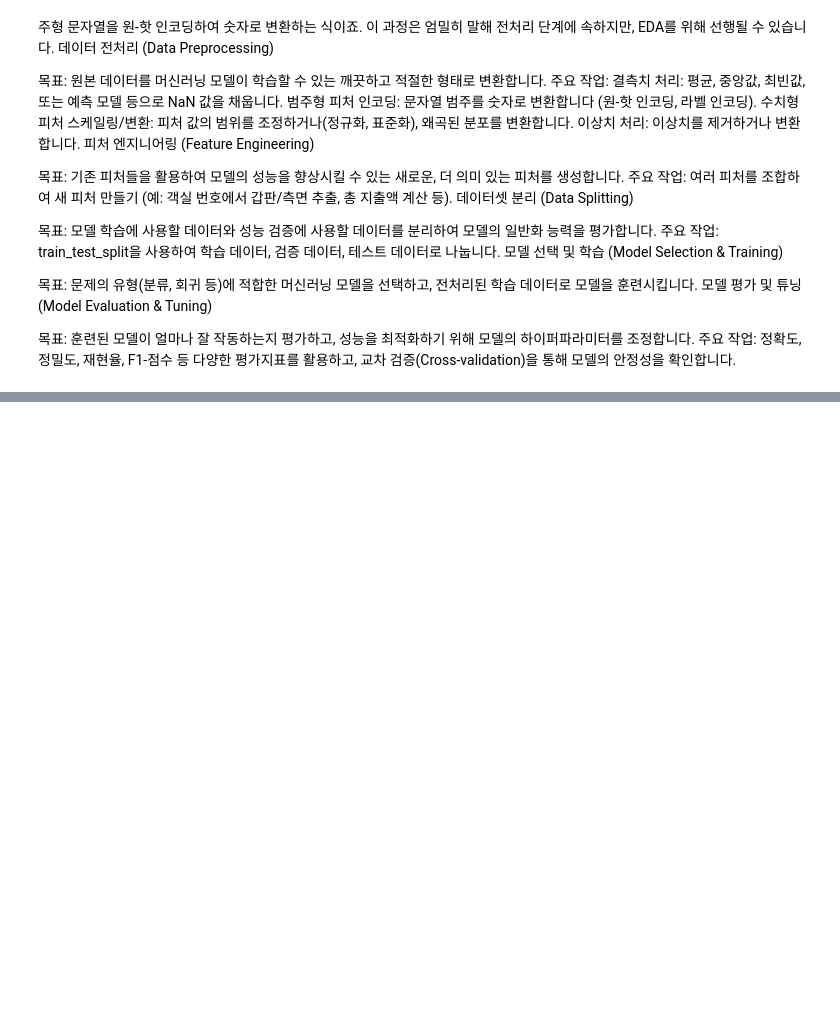
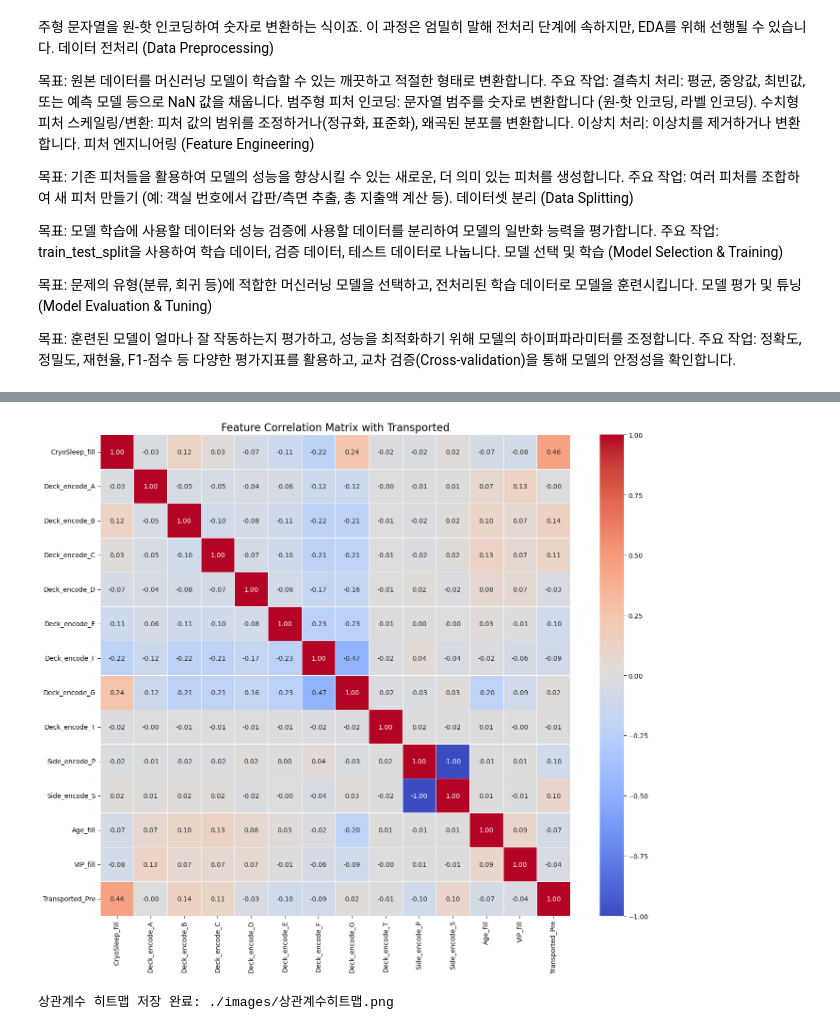
Before and after one commit to dino92-ys/kaggle-projects, a Jupyter notebook: spaceship-titanic/space_titanic.ipynb, the cells around one changed output, grey strips where cells are left out. Saved outputs shown, nothing was run; the diff lists cells and outputs as text; code cells hidden in the pictures; blank space fills up the shorter version.

```diff
--- a/spaceship-titanic/space_titanic.ipynb
+++ b/spaceship-titanic/space_titanic.ipynb
@@ -80,8 +81,8 @@ EDA (Exploratory Data Analysis - 탐색적 데이터 분석)
 
 # 1. 데이터 불러오기
 import pandas as pd
-train = pd.read_csv('/Users/rick/Library/Mobile Documents/com~apple~CloudDocs/Study/통계&빅데이터/Kaggle/space_ship_titanic/data/train.csv')
-target = pd.read_csv('/Users/rick/Library/Mobile Documents/com~apple~CloudDocs/Study/통계&빅데이터/Kaggle/space_ship_titanic/data/test.csv')
+train = pd.read_csv('/Users/ys/Library/Mobile Documents/com~apple~CloudDocs/Study/AI/Kaggle/kaggle-projects/spaceship-titanic/data/train.csv')
+target = pd.read_csv('/Users/ys/Library/Mobile Documents/com~apple~CloudDocs/Study/AI/Kaggle/kaggle-projects/spaceship-titanic/data/test.csv')
 
 # train.head()
 # train.info()
@@ -171,7 +172,7 @@ train['VIP'].value_counts() # False 8291 True 199
 train['VIP_Pre'] = train['VIP'].map({True:1, False:0}) # Bool 형 1, 0으로 매핑
 train['VIP_fill'] = train['VIP_Pre'].fillna(train['VIP_Pre'].mode()[0]) # 결측치 최빈값으로 처리
 # 2.2.5. Transported 전처리
-train['Trainsported_Pre'] = train['Transported'].map({True:1, False:0})
+train['Transported_Pre'] = train['Transported'].map({True:1, False:0})
 # 2.2.6. Target 전처리
 target['Cabin_fill'] = target['Cabin'].fillna(target['Cabin'].mode()[0]) # 최빈값으로 결측치 처리
 target['Cabin_fill'].isnull().sum() # 0개
@@ -218,7 +219,7 @@ import matplotlib.pyplot as plt
 import seaborn as sns
 # 4.1.1. 모델 선택 전 상관계수 확인 피처 선정
 train_cols_correct = ['CryoSleep_fill', 'Deck_encode_A', 'Deck_encode_B', 'Deck_encode_C', 'Deck_encode_D', 'Deck_encode_E', 'Deck_encode_F', 'Deck_encode_G', 'Deck_encode_T', 'Side_encode_P', 'Side_encode_S', 'Age_fill', 'VIP_fill', 'Transported_Pre'
-] # Trainsported_Pre가 대상 피처인데 대상피처와 상관
+] # Transported_Pre가 대상 피처인데 대상피처와 상관
 # 4.1.2. 상관계수 확인 피처 행렬 계산
 # correct_matrix = train[train_cols_correct].corr()
 # 4.1.3. 상관계수 행렬 히트맵 시각화
@@ -233,7 +234,7 @@ train_cols_correct = ['CryoSleep_fill', 'Deck_encode_A', 'Deck_encode_B', 'Deck_
 # plt.title('Feature Correlation Matrix with Transported', fontsize=16)
 # plt.show()
 # 4.2. 모델 피처(X)와 타겟(y) 정의
-y = train['Trainsported_Pre'] # 전처리한 종속변수
+y = train['Transported_Pre'] # 전처리한 종속변수
 cols_correnct = [col for col in train_cols_correct if col != 'Transported_Pre']
 X = train[cols_correnct]
 # 상관계수 행렬 계산 시, 설정된 컬럼에서 종속변수 제외
@@ -301,6 +338,26 @@ print(classification_report(y, predictions))
 # %%
+# 7. 시각화 및 이미지 생성 (포트폴리오용)
 
-# train.columns
-target.info()
-#train['VIP'].head()
-#target.info()
+# 이미지 저장 디렉토리 생성
+import os
+os.makedirs('./images', exist_ok=True)
+
+# 7.1. 상관계수 히트맵
+correct_matrix = train[train_cols_correct].corr()
+
+plt.figure(figsize=(14, 12))
+sns.heatmap(
+    correct_matrix,
+    annot=True,      # 각 셀에 상관계수 값 표시
+    cmap='coolwarm', # 색상 팔레트 (양의 상관은 따뜻한 색, 음의 상관은 차가운 색)
+    fmt=".2f",       # 소수점 둘째 자리까지 표시
+    linewidths=.5    # 셀 간의 경계선
+)
+plt.title('Feature Correlation Matrix with Transported', fontsize=16)
+plt.tight_layout()
+plt.savefig('./images/상관계수히트맵.png', dpi=300, bbox_inches='tight')
+plt.show()
+print("상관계수 히트맵 저장 완료: ./images/상관계수히트맵.png")
+# %% [output]
+[figure, added]
+상관계수 히트맵 저장 완료: ./images/상관계수히트맵.png
```
Also changed, not shown: parts of 7 cells of this notebook, 6 other files.
